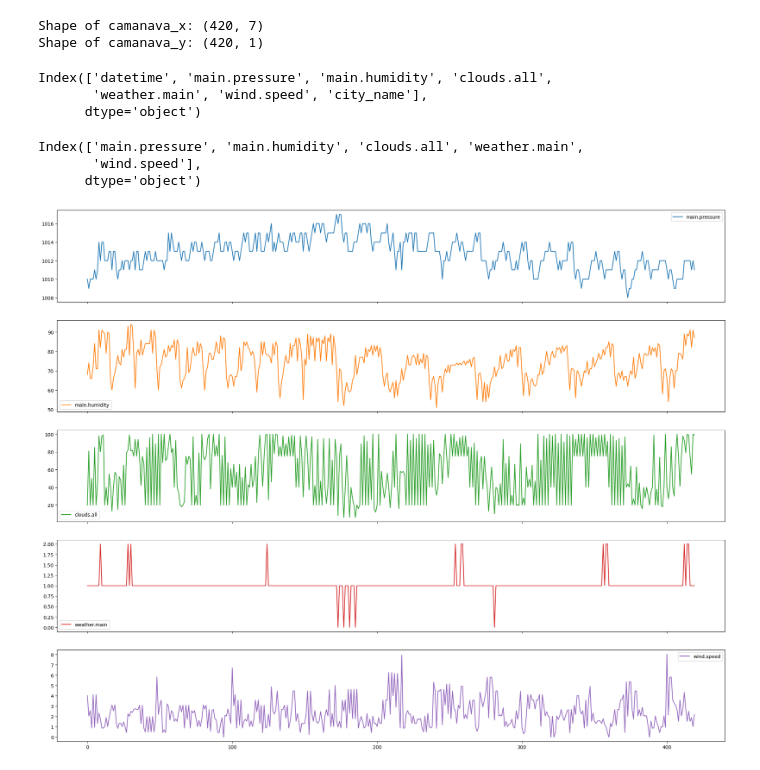
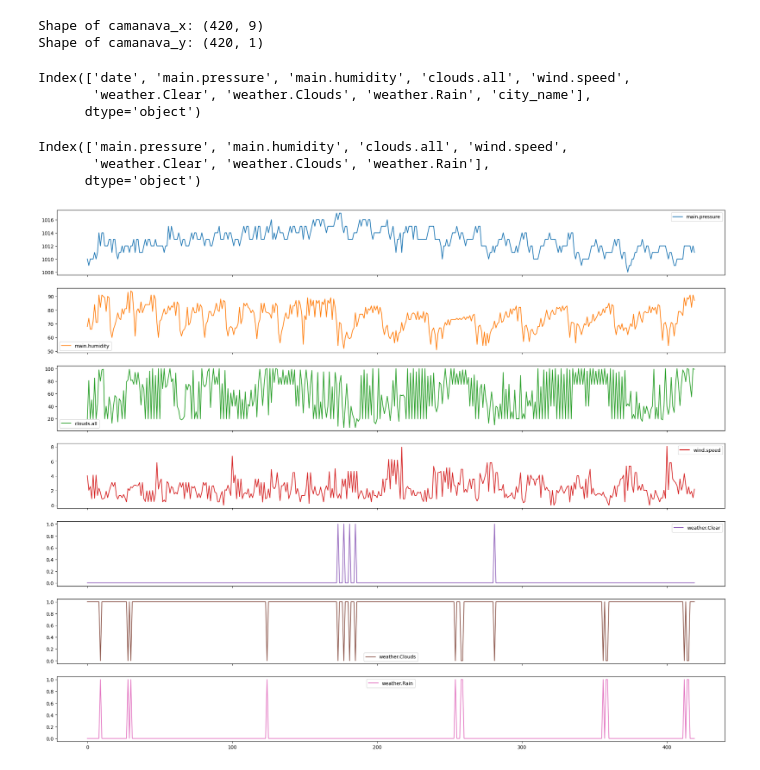
Before and after one commit to Matthew-Gallardo/Temperature-Forecast-Prediction-in-CAMANAVA-using-Regression, a Jupyter notebook: train_test.regression.ipynb, the cells around one changed output. Drawn from its saved outputs; the diff is of its cells as text; code cells hidden in the pictures.

```diff
--- a/train_test.regression.ipynb
+++ b/train_test.regression.ipynb
@@ -3,6 +3,6 @@ import warnings
 warnings.filterwarnings("ignore")
 import pandas as pd
 
-df = pd.read_csv ('cleaned dataset.csv')
+df = pd.read_csv ('cleaned dataset.csv', dtype=str)
 df
 # %% [output]
@@ -32,24 +32,25 @@ print("Shape of camanava_x:", camanava_x.shape)
 print("Shape of camanava_y:", camanava_y.shape)
 #camanava_y.head()
 # %% [output]
-Shape of camanava_x: (420, 7)
+Shape of camanava_x: (420, 9)
 Shape of camanava_y: (420, 1)
 # %%
 camanava_x.columns
 # %% [output]
-Index(['datetime', 'main.pressure', 'main.humidity', 'clouds.all',
-       'weather.main', 'wind.speed', 'city_name'],
+Index(['date', 'main.pressure', 'main.humidity', 'clouds.all', 'wind.speed',
+       'weather.Clear', 'weather.Clouds', 'weather.Rain', 'city_name'],
       dtype='object')
 # %%
 import matplotlib.pyplot as plt
+camanava_xnum = camanava_x.apply(pd.to_numeric, errors='ignore')
 # Select only numerical features
-camanava_features = camanava_x.select_dtypes(include=['float64', 'int64'])
+camanava_features = camanava_xnum .select_dtypes(include=['float64', 'int64'])
 print(camanava_features.columns)
 # Plot all features in separate subplots
 camanava_features .plot(subplots=True, figsize=(25, 20))
 plt.show()
 # %% [output]
-Index(['main.pressure', 'main.humidity', 'clouds.all', 'weather.main',
-       'wind.speed'],
+Index(['main.pressure', 'main.humidity', 'clouds.all', 'wind.speed',
+       'weather.Clear', 'weather.Clouds', 'weather.Rain'],
       dtype='object')
-[figure, old version]
+[figure, new version]
```
Also changed, not shown: parts of 1 cell of this notebook, 2 other files.
